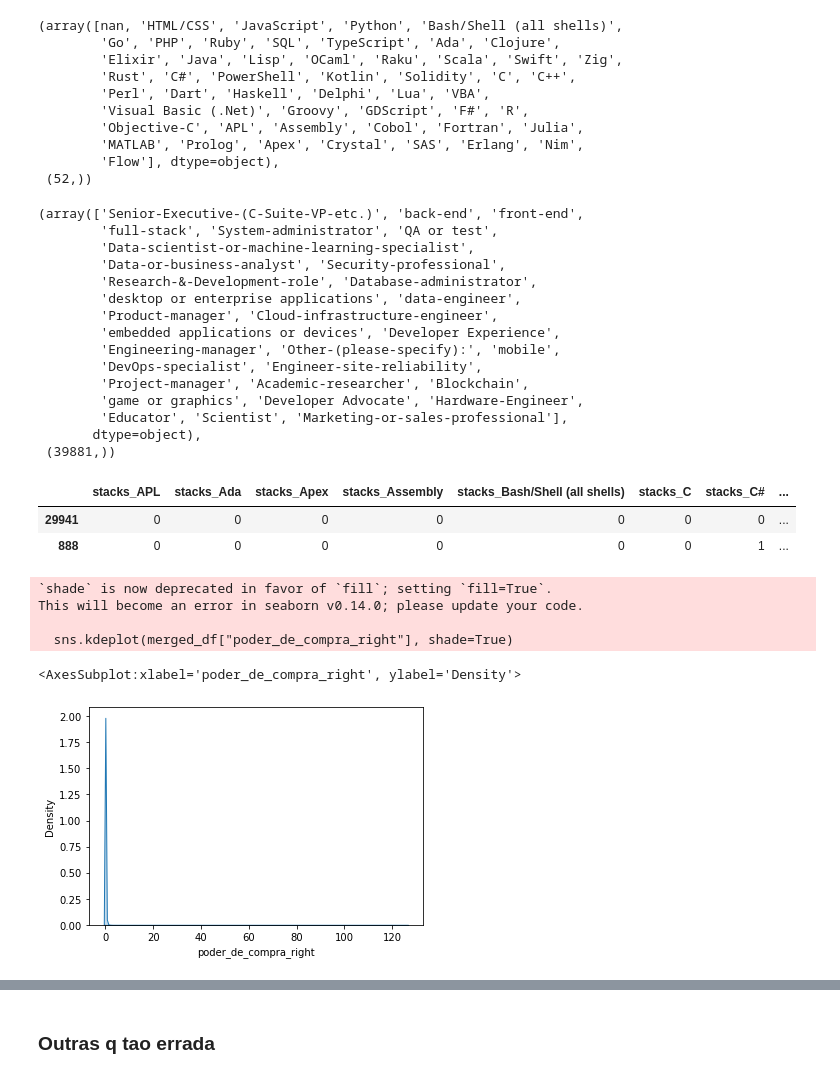
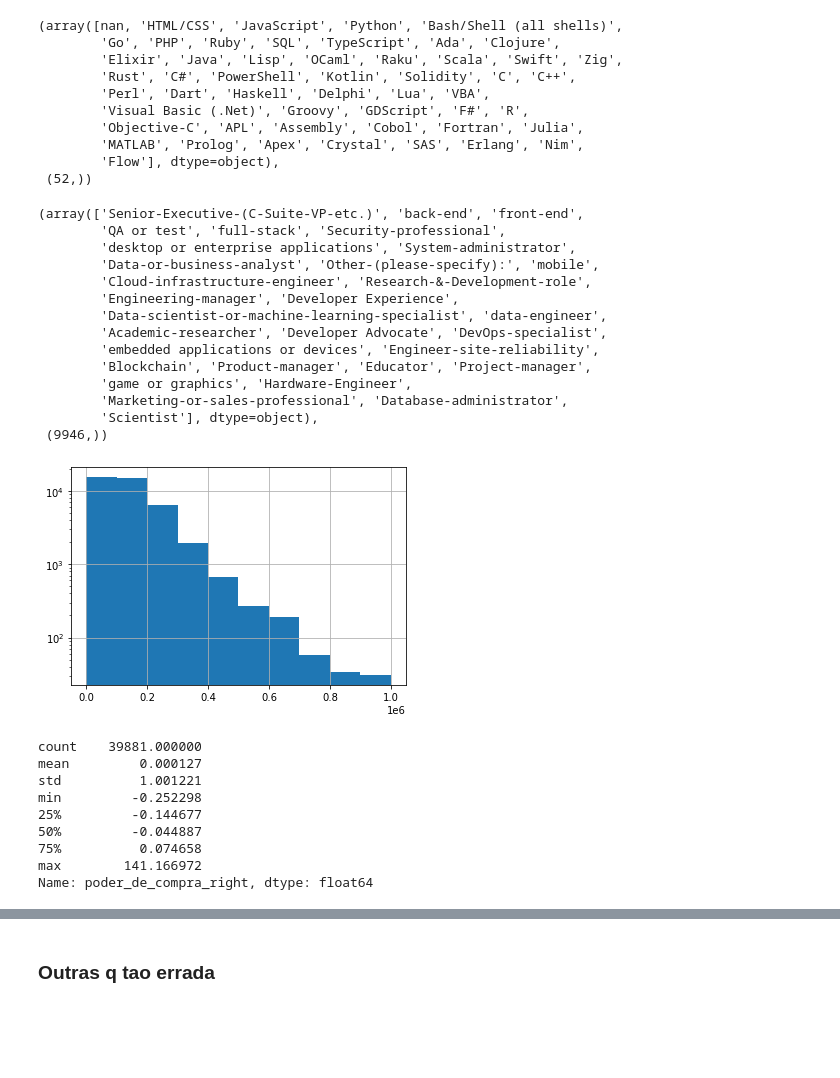
Before and after one commit to vinciusb/TP-AD, a Jupyter notebook: stackoverfllow_2.ipynb, the cells around one changed output, grey strips where cells are left out. Saved outputs shown, nothing was run; the diff lists cells and outputs as text; code cells hidden in the pictures; blank space fills up the shorter version.

```diff
--- a/stackoverfllow_2.ipynb
+++ b/stackoverfllow_2.ipynb
@@ -256,64 +269,67 @@ unique_stacks, unique_stacks.shape
 # %%
 DEV_TYPE_BLACK_LIST = ["Student", "Designer"]
 
 def cast_dev_type(row):
     _type = row["DevType"]
     if _type.startswith("Developer"):
         return get_raw_dev_type(row)
     if  _type == "Engineer, data":
         return "data-engineer"
     _type = _type.replace(' ', '-')
     _type = _type.replace(',', '')
     return _type
 
 scaler = StandardScaler()
+# TODO
 
 type10_df = df[df["Country"].isin(TOP10_COUNTRIES)]
 type10_df = type10_df.dropna(subset=["ConvertedCompYearly", "DevType"])
 type10_df["poder_de_compra"] = type10_df.apply(obtem_poder_de_compra,axis=1)
+type10_df = type10_df[type10_df["poder_de_compra"] < 1000000]
+
+type10_df["poder_de_compra"].hist(log=True)
+quantile = type10_df["poder_de_compra"].quantile(0.75)
+type10_df = type10_df[type10_df["poder_de_compra"] > quantile]
 type10_df["poder_de_compra"] = scaler.fit_transform(type10_df[["poder_de_compra"]])
 type10_df["FinalDevType"] = type10_df.apply(cast_dev_type, axis=1)
 type10_df = type10_df[~type10_df["FinalDevType"].isin(DEV_TYPE_BLACK_LIST)]
 type10_df = type10_df[["poder_de_compra", "FinalDevType", "stacks"]]
 type10_df["FinalDevType"].unique(), type10_df["FinalDevType"].shape
 # %% [output]
 (array(['Senior-Executive-(C-Suite-VP-etc.)', 'back-end', 'front-end',
-        'full-stack', 'System-administrator', 'QA or test',
-        'Data-scientist-or-machine-learning-specialist',
-        'Data-or-business-analyst', 'Security-professional',
-        'Research-&-Development-role', 'Database-administrator',
-        'desktop or enterprise applications', 'data-engineer',
-        'Product-manager', 'Cloud-infrastructure-engineer',
-        'embedded applications or devices', 'Developer Experience',
-        'Engineering-manager', 'Other-(please-specify):', 'mobile',
-        'DevOps-specialist', 'Engineer-site-reliability',
-        'Project-manager', 'Academic-researcher', 'Blockchain',
-        'game or graphics', 'Developer Advocate', 'Hardware-Engineer',
-        'Educator', 'Scientist', 'Marketing-or-sales-professional'],
-       dtype=object),
- (39881,))
+        'QA or test', 'full-stack', 'Security-professional',
+        'desktop or enterprise applications', 'System-administrator',
+        'Data-or-business-analyst', 'Other-(please-specify):', 'mobile',
+        'Cloud-infrastructure-engineer', 'Research-&-Development-role',
+        'Engineering-manager', 'Developer Experience',
+        'Data-scientist-or-machine-learning-specialist', 'data-engineer',
+        'Academic-researcher', 'Developer Advocate', 'DevOps-specialist',
+        'embedded applications or devices', 'Engineer-site-reliability',
+        'Blockchain', 'Product-manager', 'Educator', 'Project-manager',
+        'game or graphics', 'Hardware-Engineer',
+        'Marketing-or-sales-professional', 'Database-administrator',
+        'Scientist'], dtype=object),
+ (9946,))
+[figure, added]
 # %%
 df_exploded = type10_df.explode(column='stacks')
 df_one_hot = pd.get_dummies(df_exploded, columns=['stacks'])
 df_one_hot = df_one_hot.groupby(level=0).sum()
 merged_df = df_one_hot.join(type10_df, how="left", lsuffix='_left', rsuffix='_right')
 merged_df = merged_df.drop(columns=['stacks', 'poder_de_compra_left'])
-
-merged_df.sample(2)
-# %% [output]
-|  | stacks_APL | stacks_Ada | stacks_Apex | stacks_Assembly | stacks_Bash/Shell (all shells) | stacks_C | stacks_C# | ... |
-| 29941 | 0 | 0 | 0 | 0 | 0 | 0 | 0 | ... |
-| 888 | 0 | 0 | 0 | 0 | 0 | 0 | 1 | ... |
 # %%
 TYPE_OUTPUT_PATH = "./out/type.csv"
 
 merged_df.to_csv(TYPE_OUTPUT_PATH, index=False)
-# %%
-sns.kdeplot(merged_df["poder_de_compra_right"], shade=True)
-# %% [output]
-`shade` is now deprecated in favor of `fill`; setting `fill=True`.
-This will become an error in seaborn v0.14.0; please update your code.
-
-  sns.kdeplot(merged_df["poder_de_compra_right"], shade=True)
-<AxesSubplot:xlabel='poder_de_compra_right', ylabel='Density'>
-[figure, removed]
+# %%
+merged_df["poder_de_compra_right"].describe()
+# %% [output]
+count    39881.000000
+mean         0.000127
+std          1.001221
+min         -0.252298
+25%         -0.144677
+50%         -0.044887
+75%          0.074658
+max        141.166972
+Name: poder_de_compra_right, dtype: float64
```
Also changed, not shown: parts of 36 cells of this notebook.
